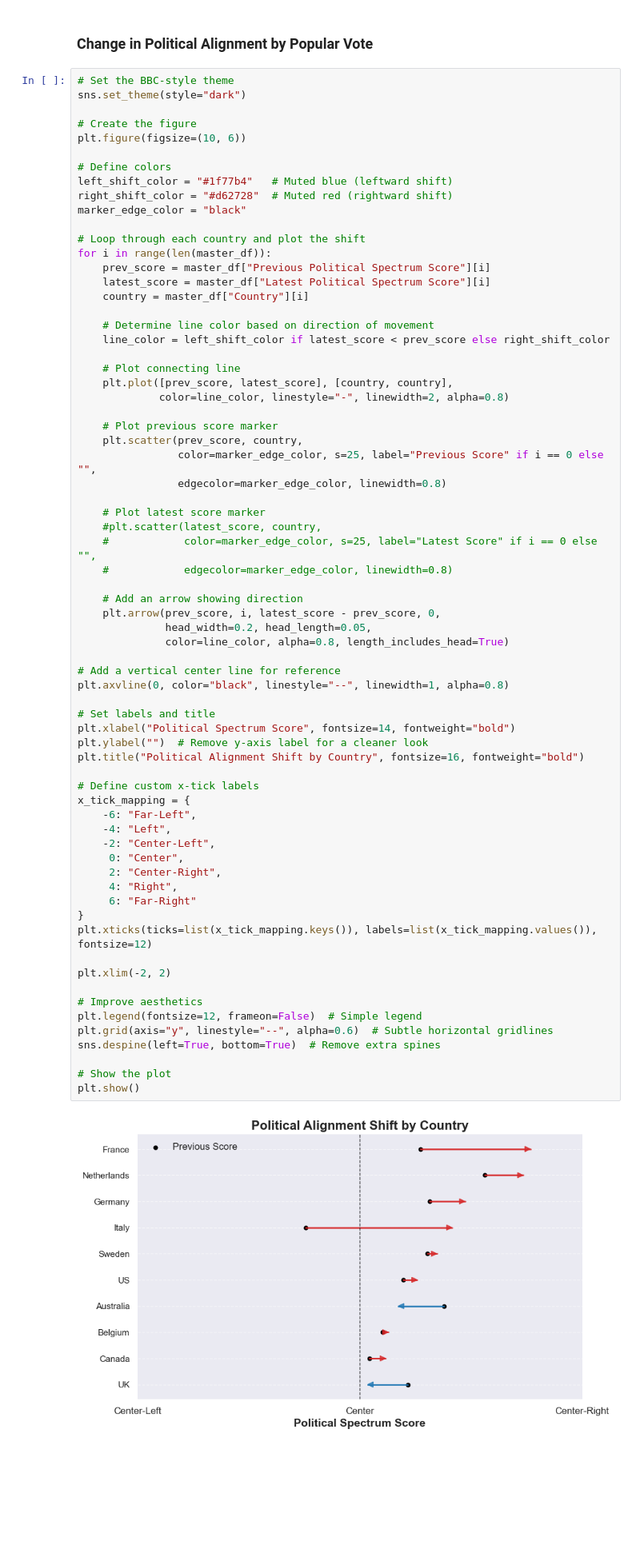
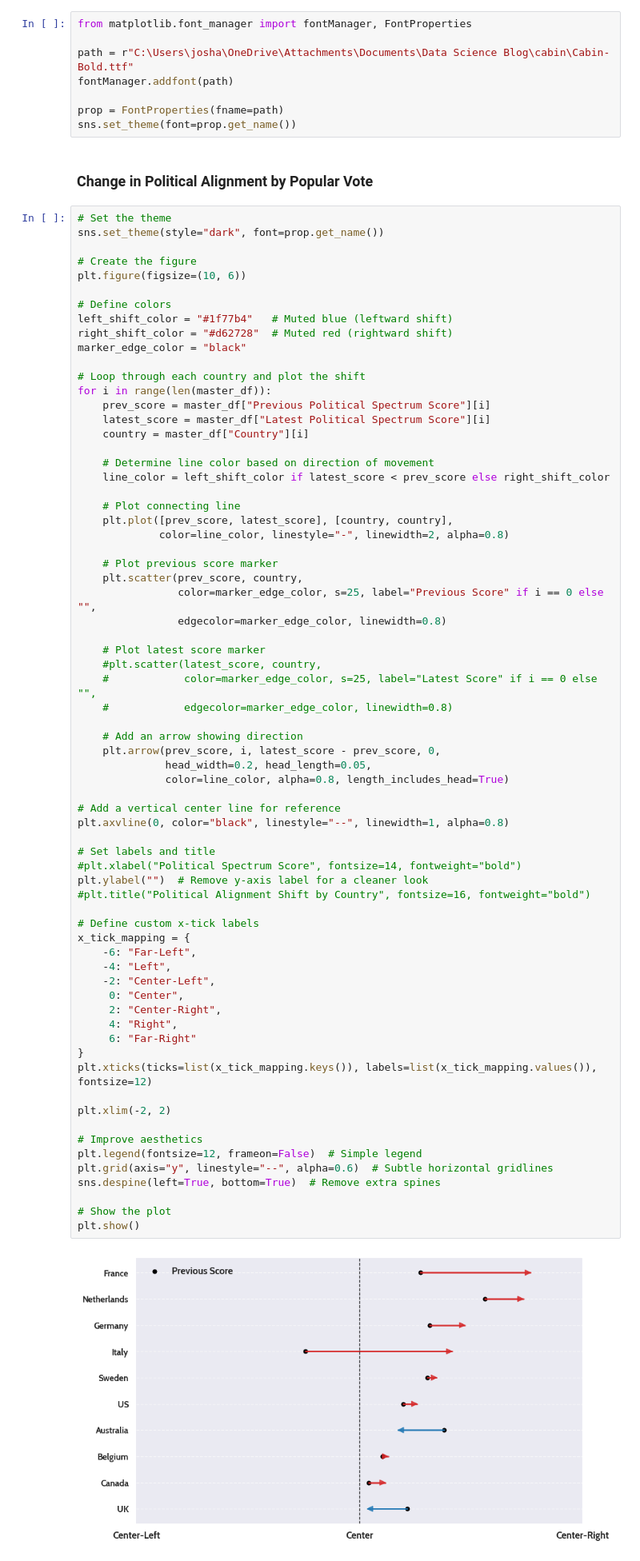
Before and after one commit to jajc202/PartiesInPower, a Jupyter notebook: 02. Code/02. Master Notebook/PiP_Master_Notebooks.ipynb, the cells around one changed output. Shown at 80% size. Drawn from its saved outputs; the diff is of its cells as text; blank space fills up the shorter version.

Commit message:
Added code to set custom font (actual font used is likely to change)

```diff
--- a/02. Code/02. Master Notebook/PiP_Master_Notebooks.ipynb
+++ b/02. Code/02. Master Notebook/PiP_Master_Notebooks.ipynb
@@ -125,8 +127,16 @@ master_df
+# %%
+from matplotlib.font_manager import fontManager, FontProperties
+
+path = r"C:\Users\josha\OneDrive\Attachments\Documents\Data Science Blog\cabin\Cabin-Bold.ttf"
+fontManager.addfont(path)
+
+prop = FontProperties(fname=path)
+sns.set_theme(font=prop.get_name())
 # %% [markdown]
 ### **Change in Political Alignment by Popular Vote**
 # %%
-# Set the BBC-style theme
-sns.set_theme(style="dark")
+# Set the theme
+sns.set_theme(style="dark", font=prop.get_name())
 
 # Create the figure
 plt.figure(figsize=(10, 6))
@@ -165,33 +175,33 @@ for i in range(len(master_df)):
               color=line_color, alpha=0.8, length_includes_head=True)
 
 # Add a vertical center line for reference
 plt.axvline(0, color="black", linestyle="--", linewidth=1, alpha=0.8)
 
 # Set labels and title
-plt.xlabel("Political Spectrum Score", fontsize=14, fontweight="bold")
+#plt.xlabel("Political Spectrum Score", fontsize=14, fontweight="bold")
 plt.ylabel("")  # Remove y-axis label for a cleaner look
-plt.title("Political Alignment Shift by Country", fontsize=16, fontweight="bold")
+#plt.title("Political Alignment Shift by Country", fontsize=16, fontweight="bold")
 
 # Define custom x-tick labels
 x_tick_mapping = {
     -6: "Far-Left",
     -4: "Left",
     -2: "Center-Left",
      0: "Center",
      2: "Center-Right",
      4: "Right",
      6: "Far-Right"
 }
 plt.xticks(ticks=list(x_tick_mapping.keys()), labels=list(x_tick_mapping.values()), fontsize=12)
 
 plt.xlim(-2, 2)
 
 # Improve aesthetics
 plt.legend(fontsize=12, frameon=False)  # Simple legend
 plt.grid(axis="y", linestyle="--", alpha=0.6)  # Subtle horizontal gridlines
 sns.despine(left=True, bottom=True)  # Remove extra spines
 
 # Show the plot
 plt.show()
 # %% [output]
-[figure, old version]
+[figure, new version]
```
Also changed, not shown: parts of 1 cell of this notebook.
